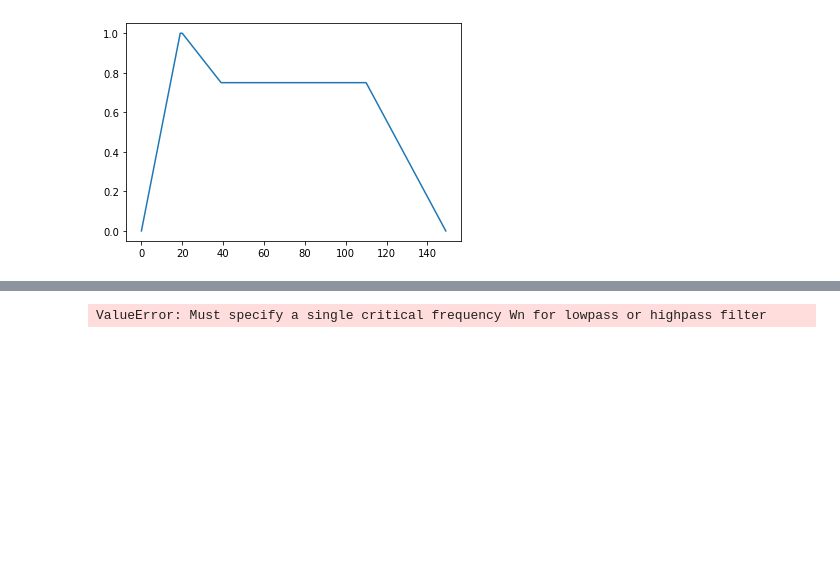
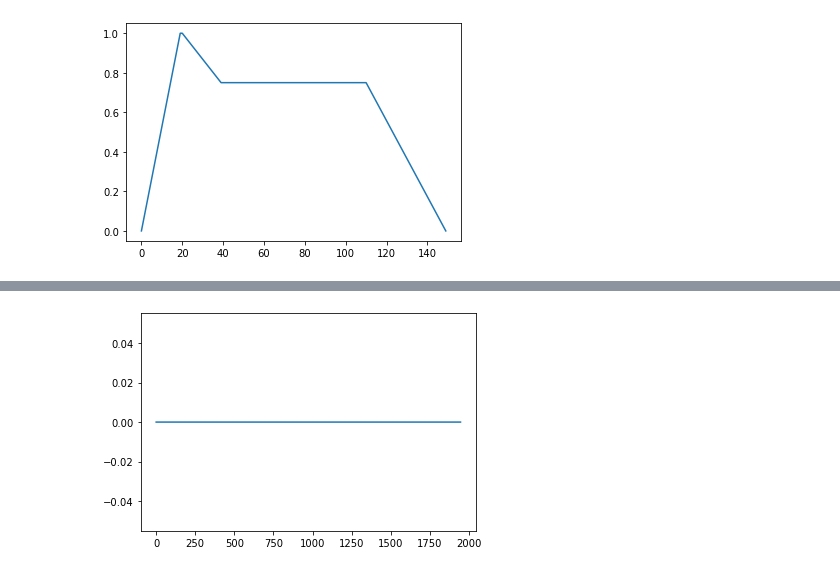
Before and after one commit to yamabee/HackAudioPythonCode, a Jupyter notebook: Ch. 17 - Amplitude Envelope Effects/Amplitude Envelope Effects.ipynb, the cells around one changed output, grey strips where cells are left out. Cells and saved outputs as stored; diff of their text form; code cells hidden in the pictures; blank space fills up the shorter version.

```diff
--- a/Ch. 17 - Amplitude Envelope Effects/Amplitude Envelope Effects.ipynb
+++ b/Ch. 17 - Amplitude Envelope Effects/Amplitude Envelope Effects.ipynb
@@ -104,8 +105,8 @@ Audio(out, rate=Fs)
 # This script demonstrates the process of creating a vocoder effect using a
 # voice signal and a synth signal.
 
-# Import audio files
-x, Fs = soundfile.read('Voice.wav')
+# # Import audio files
+# x, Fs = soundfile.read('Voice.wav')
 synth, _ = soundfile.read('Synth.wav')
 
 # Initialize filter parameters
@@ -118,8 +119,8 @@ numBands = 16
 # 2*10^1 - 2*10^4 (20-20k) Hz
 freq = 2 * np.logspace(1, 4, numBands)
 
-g = 0.9992 # smoothing filter gain
-fb = 0 # initialized value for feedback
+g = 0.9992  # smoothing filter gain
+fb = 0  # initialized value for feedback
 
 N = len(x)
 
@@ -132,37 +133,39 @@ synthBands = np.zeros((N, numBands))
 envBands = np.zeros((N, numBands))
 
 for band in range (numBands): # perform processing 1 band per loop
     # Determine lower and upper cutoff frequencies
     # of the current BPF on a normalized scale.
-    Wn = np.append(freq[band], freq[band + 1])
-    Wn /= Nyq
-    b, a = signal.butter(order, Wn=Wn)
+    Wn = np.append(freq[band - 1], freq[band])
+    Wn = Wn / Nyq
+    b, a = signal.butter(order, Wn=Wn, btype='bandpass')
 
     # Filter signals and store the result
     voxBands[:, band] = signal.lfilter(b, a, x)
     synthBands[:, band] = signal.lfilter(b, a, synth)
 
     # Envelope measurement from vocal signal
     for n in range(N):
         envBands[n, band] = (1-g) * abs(voxBands[n, band]) + g * fb
         fb = envBands[n, band]
 
     fb = 0
 
 # Perform amplitude modulation
-outBands = np.zeros(len(x), numBands)
+outBands = np.zeros((len(x), numBands))
 for band in range(numBands):
     # Apply the envelope of the vocal signal to the synthesizer
     # in each of the bands
     outBands[:, band] = envBands[:, band] * synthBands[:, band]
 
 # Sum together all the bands
-out = np.sum(outBands, 2)
+out = np.sum(outBands, 1)
 # Make-up gain
 out = 32 * out
 
+plt.plot(out)
+plt.show()
+
 # Listen to the output and plot it
 Audio(out, rate=Fs)
-plt.plot(out)
 # %% [output]
-ValueError: Must specify a single critical frequency Wn for lowpass or highpass filter
+[figure, added]
```
Also changed, not shown: parts of 8 cells of this notebook, 29 other files.
